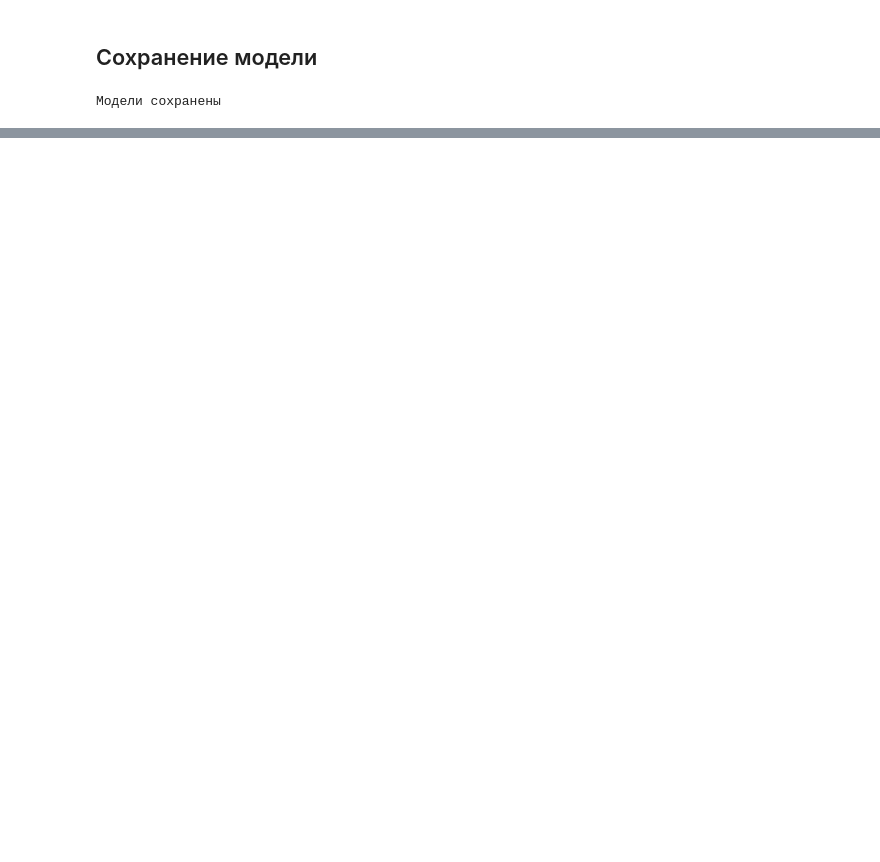
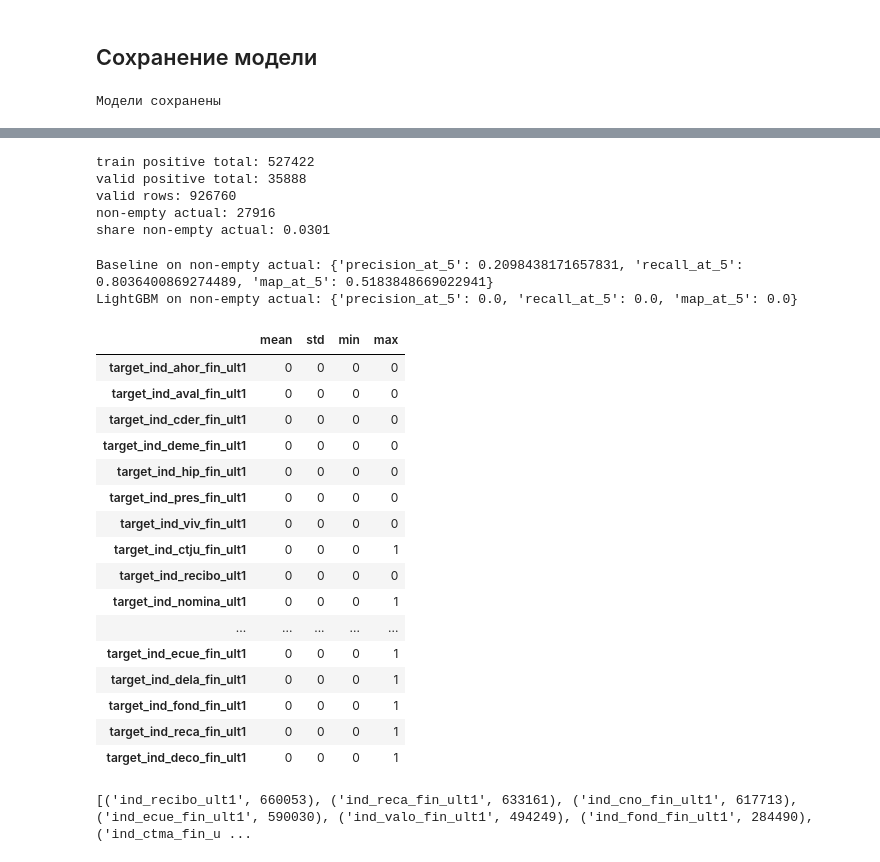
Before and after one commit to Manaam9/bank-product-recs, a Jupyter notebook: notebooks/02_modeling.ipynb, the cells around one changed output, grey strips where cells are left out. Cells and saved outputs as stored; diff of their text form; code cells hidden in the pictures; blank space fills up the shorter version.

```diff
--- a/notebooks/02_modeling.ipynb
+++ b/notebooks/02_modeling.ipynb
@@ -577 +844,63 @@ PRED  : ['ind_dela_fin_ult1', 'ind_ctma_fin_ult1', 'ind_deco_fin_ult1', 'ind_ctp
 ----------------------------------------
+# %%
+print("train positive total:", int(train_df[target_cols].sum().sum()))
+print("valid positive total:", int(valid_df[target_cols].sum().sum()))
+
+valid_actual = valid_df[target_cols].apply(
+    lambda row: [c.replace("target_", "") for c in target_cols if row[c] == 1],
+    axis=1
+).tolist()
+
+non_empty_actual = sum(len(x) > 0 for x in valid_actual)
+
+print("valid rows:", len(valid_actual))
+print("non-empty actual:", non_empty_actual)
+print("share non-empty actual:", round(non_empty_actual / len(valid_actual), 4))
+# %% [output]
+train positive total: 527422
+valid positive total: 35888
+valid rows: 926760
+non-empty actual: 27916
+share non-empty actual: 0.0301
+# %%
+valid_mask_non_empty = [len(x) > 0 for x in valid_actual]
+
+valid_actual_non_empty = [a for a, m in zip(valid_actual, valid_mask_non_empty) if m]
+valid_pred_lgb_non_empty = [p for p, m in zip(valid_pred_lgb, valid_mask_non_empty) if m]
+valid_pred_top_pop_non_empty = [p for p, m in zip(valid_pred_top_pop, valid_mask_non_empty) if m]
+
+print("Baseline on non-empty actual:", mean_metrics(valid_actual_non_empty, valid_pred_top_pop_non_empty, k=5))
+print("LightGBM on non-empty actual:", mean_metrics(valid_actual_non_empty, valid_pred_lgb_non_empty, k=5))
+# %% [output]
+Baseline on non-empty actual: {'precision_at_5': 0.2098438171657831, 'recall_at_5': 0.8036400869274489, 'map_at_5': 0.5183848669022941}
+LightGBM on non-empty actual: {'precision_at_5': 0.0, 'recall_at_5': 0.0, 'map_at_5': 0.0}
+# %%
+display(valid_scores.describe().T[["mean", "std", "min", "max"]].sort_values("std"))
+# %% [output]
+|  | mean | std | min | max |
+| target_ind_ahor_fin_ult1 | 0 | 0 | 0 | 0 |
+| target_ind_aval_fin_ult1 | 0 | 0 | 0 | 0 |
+| target_ind_cder_fin_ult1 | 0 | 0 | 0 | 0 |
+| target_ind_deme_fin_ult1 | 0 | 0 | 0 | 0 |
+| target_ind_hip_fin_ult1 | 0 | 0 | 0 | 0 |
+| target_ind_pres_fin_ult1 | 0 | 0 | 0 | 0 |
+| target_ind_viv_fin_ult1 | 0 | 0 | 0 | 0 |
+| target_ind_ctju_fin_ult1 | 0 | 0 | 0 | 1 |
+| target_ind_recibo_ult1 | 0 | 0 | 0 | 0 |
+| target_ind_nomina_ult1 | 0 | 0 | 0 | 1 |
+| ... | ... | ... | ... | ... |
+| target_ind_ecue_fin_ult1 | 0 | 0 | 0 | 1 |
+| target_ind_dela_fin_ult1 | 0 | 0 | 0 | 1 |
+| target_ind_fond_fin_ult1 | 0 | 0 | 0 | 1 |
+| target_ind_reca_fin_ult1 | 0 | 0 | 0 | 1 |
+| target_ind_deco_fin_ult1 | 0 | 0 | 0 | 1 |
+# %%
+from collections import Counter
+
+pred_counter = Counter()
+for recs in valid_pred_lgb:
+    pred_counter.update(recs)
+
+print(pred_counter.most_common(10))
+# %% [output]
+[('ind_recibo_ult1', 660053), ('ind_reca_fin_ult1', 633161), ('ind_cno_fin_ult1', 617713), ('ind_ecue_fin_ult1', 590030), ('ind_valo_fin_ult1', 494249), ('ind_fond_fin_ult1', 284490), ('ind_ctma_fin_u ...
```
Also changed, not shown: parts of 30 cells of this notebook, 3 other files.
